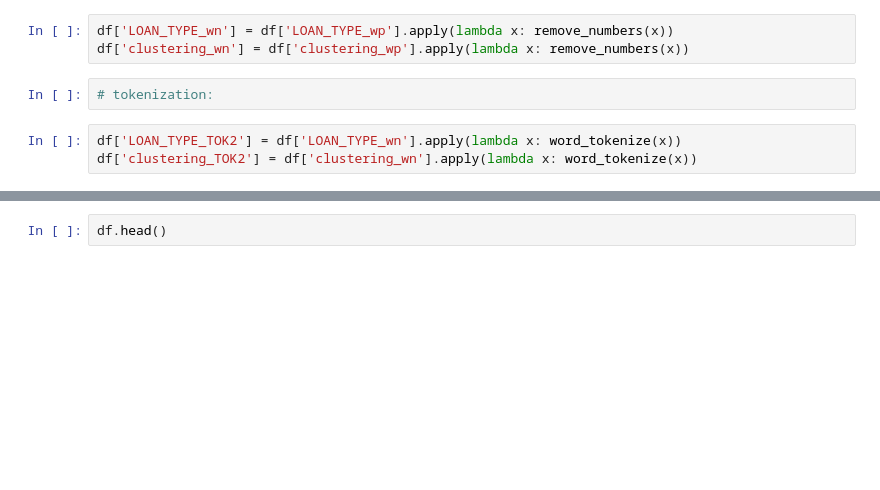
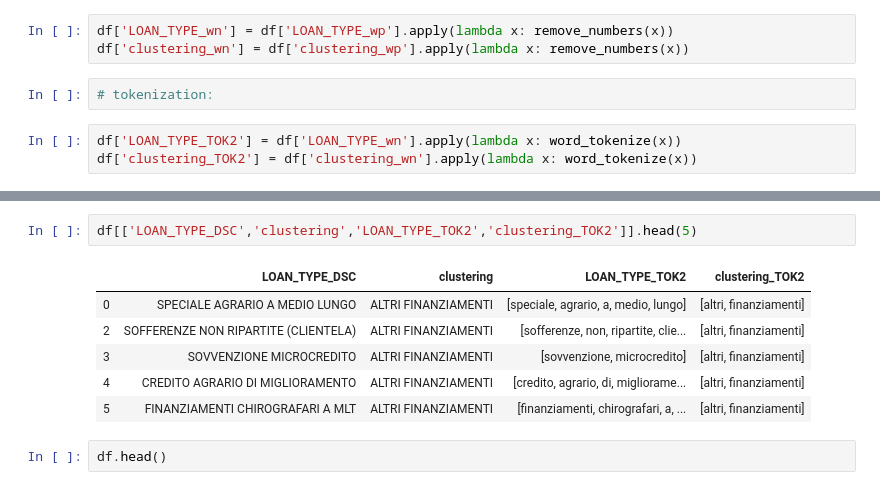
Before and after one commit to elenabolgiani/Python-projects, a Jupyter notebook: Tesi.ipynb, the cells around one changed output, grey strips where cells are left out. Saved outputs shown, nothing was run; the diff lists cells and outputs as text; blank space fills up the shorter version.

```diff
--- a/Tesi.ipynb
+++ b/Tesi.ipynb
@@ -284,3 +284,12 @@ df[['LOAN_TYPE_DSC','clustering','LOAN_TYPE_TOK2','clustering_TOK2']].sample(10)
+# %%
+df[['LOAN_TYPE_DSC','clustering','LOAN_TYPE_TOK2','clustering_TOK2']].head(5)
+# %% [output]
+|  | LOAN_TYPE_DSC | clustering | LOAN_TYPE_TOK2 | clustering_TOK2 |
+| 0 | SPECIALE AGRARIO A MEDIO LUNGO | ALTRI FINANZIAMENTI | [speciale, agrario, a, medio, lungo] | [altri, finanziamenti] |
+| 2 | SOFFERENZE NON RIPARTITE (CLIENTELA) | ALTRI FINANZIAMENTI | [sofferenze, non, ripartite, clie... | [altri, finanziamenti] |
+| 3 | SOVVENZIONE MICROCREDITO | ALTRI FINANZIAMENTI | [sovvenzione, microcredito] | [altri, finanziamenti] |
+| 4 | CREDITO AGRARIO DI MIGLIORAMENTO | ALTRI FINANZIAMENTI | [credito, agrario, di, migliorame... | [altri, finanziamenti] |
+| 5 | FINANZIAMENTI CHIROGRAFARI A MLT | ALTRI FINANZIAMENTI | [finanziamenti, chirografari, a, ... | [altri, finanziamenti] |
 # %%
 df.head()
 # %% [output]
```
Also changed, not shown: parts of 29 cells of this notebook.
